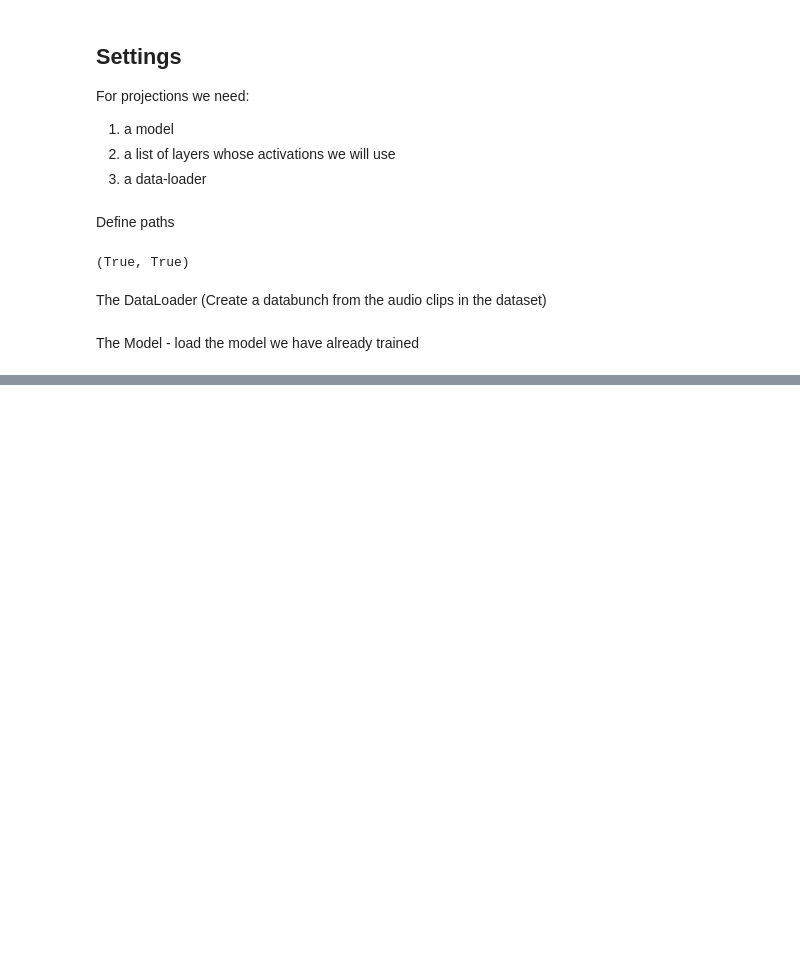
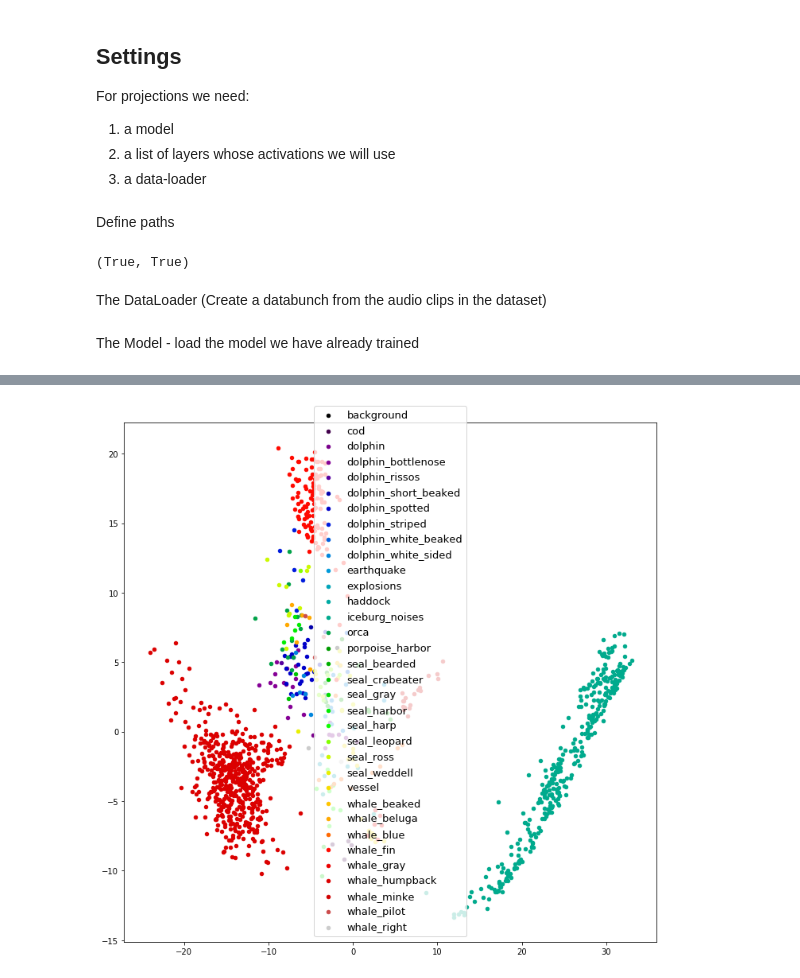
Before and after one commit to kartiknan/audio_cnn_1, a Jupyter notebook: gen_projections.ipynb, the cells around one changed output, grey strips where cells are left out. Saved outputs shown, nothing was run; the diff lists cells and outputs as text; code cells hidden in the pictures; blank space fills up the shorter version.

Commit message:
projections created from penultimate layer (512 features) using PCA. model is DenseNet, trained on 1204 UW sound clips

```diff
--- a/gen_projections.ipynb
+++ b/gen_projections.ipynb
@@ -34,3 +41,7 @@ The DataLoader (Create a databunch from the audio clips in the dataset)
+# %%
+sg_cfg= SpectrogramConfig(n_fft = n_fft, hop_length=int(n_fft/4), n_mels=n_mels, win_length= n_fft,
+                          top_db=80, f_min=0.0, f_max=22050.0, db_ref=ref)
+cfg = AudioConfig(cache=True, duration=cdur*1000, sg_cfg=sg_cfg)
 # %%
 def get_label(f):
     return f.stem.split('-')[0]
@@ -44,5 +55,7 @@ db_audio = (AudioList.from_folder(path=path_uw_dataset, config=cfg)
 # %% [markdown]
 The Model - load the model we have already trained
 # %%
-model = models.densenet161(pretrained=True).to(device)
+learn = load_learner(path=path_model, file='UW-99peakacc-stg1')
+model = learn.model
+# model = models.densenet161(pretrained=True).to(device)
 # target_layers = [model.layer3[-2].conv2, model.layer4[-2].conv2, model.fc]
@@ -48,0 +64,2 @@ model = models.densenet161(pretrained=True).to(device)
+# %%
+target_layers = [model[1][4]]
@@ -48,0 +70,3 @@ model = models.densenet161(pretrained=True).to(device)
+# %%
+def flatten_col(output):  return output.view((output.shape[0], -1))
+proj = Projector(model, target_layers, dl=db_audio.train_dl, collate_fn=flatten_col)
@@ -48,0 +81,4 @@ model = models.densenet161(pretrained=True).to(device)
+# %%
+proj.plot_next(re_project=False, show_images=False)
+# %% [output]
+[figure, added]
```
Also changed, not shown: parts of 8 cells of this notebook.
